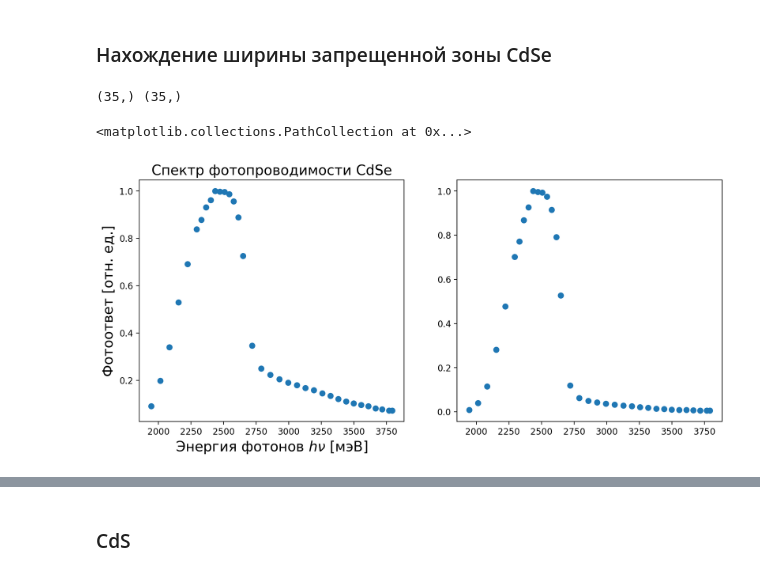
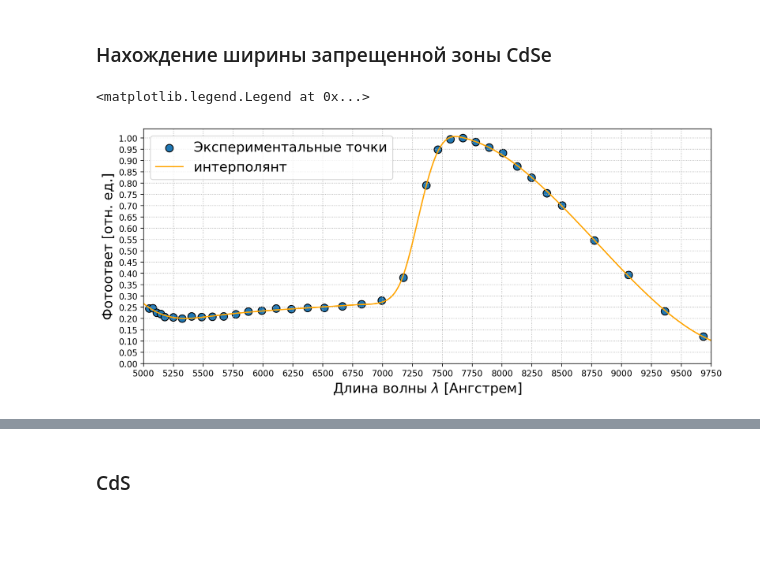
Before and after one commit to ShmakovVladimir/Labs, a Jupyter notebook: Основы современной физики/Фотопроводимость/main.ipynb, the cells around one changed output, grey strips where cells are left out. Drawn from its saved outputs; the diff is of its cells as text; code cells hidden in the pictures; blank space fills up the shorter version.

```diff
--- a/Основы современной физики/Фотопроводимость/main.ipynb
+++ b/Основы современной физики/Фотопроводимость/main.ipynb
@@ -47,29 +47,31 @@ ax[1].grid(ls = ":")
 [figure]
 # %% [markdown]
 ### Нахождение ширины запрещенной зоны CdSe
-# %%
-data_CdSe = pd.read_csv('CdSe_main.csv')
-x = 6.5 * 3 * 1e6/ lambda_func(data_CdSe['monochrom'])
-I = (data_CdSe['V'] - 0.0022)  / 40 #Сила Тока в мА
-mask = x < 3800
-x, I = x[mask], I[mask]
-y = I / spectrum_func(data_CdSe['monochrom'])[mask]
-y = I
-y += np.abs(np.min(y))
-y /= np.max(y)
-print(x.shape, I.shape)
-# %% [output]
-(35,) (35,)
-# %%
-fig, ax = plt.subplots(1, 2, figsize = (12, 5), dpi = 200)
-ax[0].scatter(x, y)
-
-
-ax[0].set_xlabel(r"Энергия фотонов $h \nu$ [мэВ]", fontsize = 16)
-ax[0].set_ylabel("Фотоответ [отн. ед.]", fontsize = 16)
-ax[0].set_title("Спектр фотопроводимости CdSe", fontsize = 16)
-
-ax[1].scatter(x, np.power(y, 2))
-# %% [output]
-<matplotlib.collections.PathCollection at 0x...>
-[figure, removed]
+# %%
+data_CdSe = pd.read_csv('CdSe_main.csv')
+lambd = lambda_func(data_CdSe['monochrom'])
+ans = data_CdSe.V / np.max(data_CdSe.V)
+ans /= spectrum_func(data_CdSe['monochrom'])
+mask = (lambd > 5000) * (lambd < 10000)
+
+x, y = lambd[mask], ans[mask]
+y /= np.max(y)
+
+x_line = np.linspace(5000, 9750, 1000)
+y_interp = interp.UnivariateSpline(x, y, s = 0.001)(x_line)
+# %%
+plt.figure(figsize = (12, 5), dpi = 200)
+plt.scatter(x, y, s = 80, edgecolors='black', label = 'Экспериментальные точки')
+
+plt.xticks(np.arange(5000, 11000, 250))
+plt.xlim(5000, 9750)
+plt.yticks(np.arange(0, 1.1, 0.05))
+plt.ylim(0, 1.04)
+plt.grid(ls = ':')
+plt.plot(x_line, y_interp, color = 'orange', label = 'интерполянт')
+plt.xlabel(r"Длина волны $\lambda$ [Ангстрем]", fontsize = 16)
+plt.ylabel(r"Фотоответ [отн. ед.]", fontsize = 16)
+plt.legend(fontsize = 16, loc = 'upper left')
+# %% [output]
+<matplotlib.legend.Legend at 0x...>
+[figure, added]
```
Also changed, not shown: parts of 2 cells of this notebook, 10 other files.
